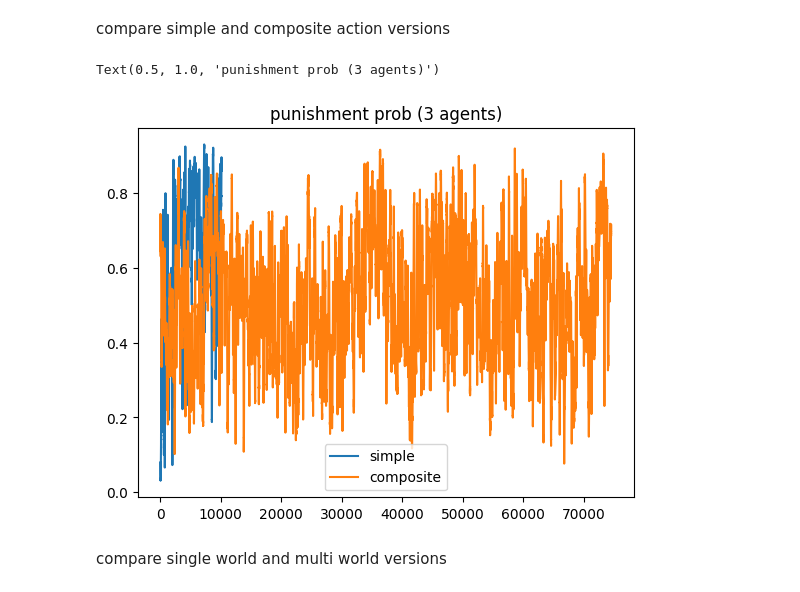
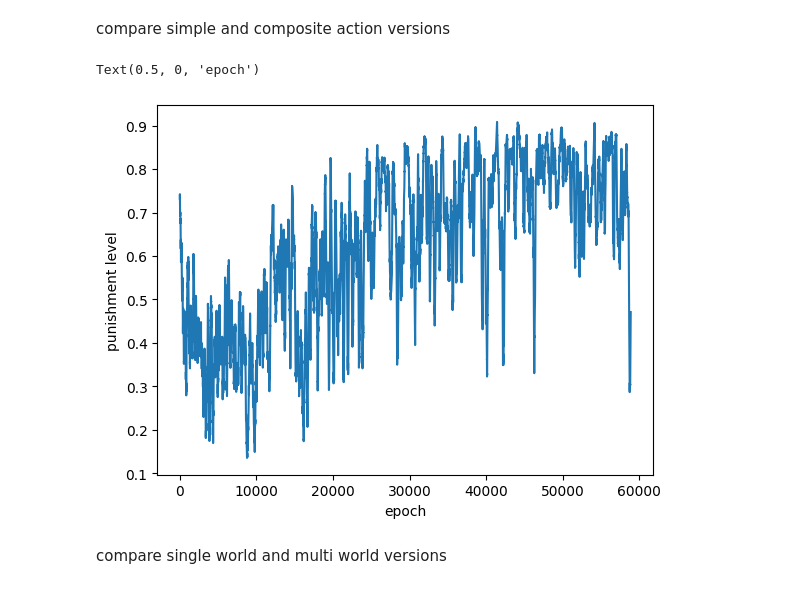
Before and after one commit to social-ai-uoft/sorrel, a Jupyter notebook: examples/state_punishment/analysis/analysis_v2.ipynb, the cells around one changed output. Saved outputs shown, nothing was run; the diff lists cells and outputs as text; code cells hidden in the pictures.

```diff
--- a/examples/state_punishment/analysis/analysis_v2.ipynb
+++ b/examples/state_punishment/analysis/analysis_v2.ipynb
@@ -568,9 +523,7 @@ reward
 
 
 folders = [
-    'test_clear_detection_3agents_composite_actions_v0_20250122-20011737595227',
-    'test_clear_detection_3agents_simple_actions_v0_20250124-11011737736521',
-    # 'testvote_withseparateTime_boostrap_withEndDone_test6agents_resume_20241219-11121734626833'
+    'Study1_experiment_cond_stacked_view_simple_actions_3agents_respawn_0.04_s1_r1_seed3_20250507-18051746658070',
 ]
 collective_rs = [[] for _ in range(len(folders))]
 for ixs, folder in enumerate(folders):
@@ -629,10 +582,12 @@ labels = ['single_view & simple_actions', 'single_view & compound_actions', 'sta
 labels = ['silly rule', 'normal rule (nonlinear)', 'normal rule (linear)']
 
 alpha = 0.2
-wsize = 100
+wsize = 200
 for ixs, d in enumerate(collective_rs_):
     # plt.plot(exponential_moving_average(d, alpha), label=labels[ixs])
     plt.plot(rolling_average(d, wsize), label=labels[ixs])
-plt.legend()
-plt.title('Mean R')
+# plt.legend()
+plt.ylabel('Mean R', fontsize=20)
+plt.xlabel('epoch')
+# plt.title('Mean R')
 # %% [output]
@@ -653,12 +664,10 @@ Text(0.5, 0.98, 'Reward')
 encounter_coins
 # %%
 folders = [
-    'testvote_withseparateTime_boostrap_withEndDone_test2agents_20241219-11121734627418',
-    'testvote_withseparateTime_boostrap_withEndDone_test3agents_20241209-21121733796887',
-    'testvote_withseparateTime_boostrap_withEndDone_test6agents_20241211-09121733926918',
+    'Study1_experiment_cond_stacked_view_simple_actions_3agents_respawn_0.04_s1_r1_seed3_20250507-18051746658070',
 ]
 
-entity_name = 'Coin'
+entity_name = '_A'
 collective = [[] for _ in range(len(folders))]
 
 for ixs, folder in enumerate(folders):
@@ -726,7 +735,7 @@ labels = ['single_view & simple_actions', 'single_view & compound_actions', 'sta
 labels = ['silly rule', 'normal rule (nonlinear)', 'normal rule (linear)']
 
 alpha = 0.2
-wsize = 100
+wsize = 400
 for ixs, d in enumerate(collective_):
     # plt.plot(exponential_moving_average(d, alpha), label=labels[ixs])
     plt.plot(rolling_average(d, wsize), label=labels[ixs])
@@ -1047,34 +1056,34 @@ state_punishment_level
 compare simple and composite action versions
 # %%
 folders = [
-    'test_clear_detection_3agents_simple_actions_v0_20250218-16021739914345',
-    'test_clear_detection_3agents_composite_actions_v3_20250212-12021739381398',
-    # 'testvote_withseparateTime_boostrap_withEndDone_test6agents_resume_20241219-11121734626833'
+    'Study1_experiment_cond_stacked_view_simple_actions_3agents_respawn_0.04_s1_r1_seed3_20250507-18051746658070'
 ]
 collective = [[] for _ in range(len(folders))]
 for ixs, folder in enumerate(folders):
     parent_dir = os.path.join('res', folder)
     files = os.listdir(parent_dir)
 
     for f in files:
         if 'state_punishment_level_avg' in f:
             data = pd.read_csv(os.path.join(parent_dir, f))
             collective[ixs].append(data['Value'].to_numpy()[:])
 collective_ = [np.mean(trim_and_calculate_mean(collective[i]), axis=0) for i in range(len(collective))]
 
 labels = ['simple', 'composite']
 
 
 alpha = 0.2
-wsize = 100
+wsize = 200
 for ixs, d in enumerate(collective_):
     # plt.plot(exponential_moving_average(d, alpha), label=labels[ixs])
     plt.plot(rolling_average(d, wsize), label=labels[ixs])
-plt.legend()
-plt.title('punishment prob (3 agents)')
+# plt.legend()
+plt.ylabel('punishment level')
+plt.xlabel('epoch')
+# plt.title('punishment prob (3 agents)')
 # %% [output]
-Text(0.5, 1.0, 'punishment prob (3 agents)')
+Text(0.5, 0, 'epoch')
-[figure, old version]
+[figure, new version]
 # %% [markdown]
 compare single world and multi world versions
 # %%
```
Also changed, not shown: parts of 11 cells of this notebook, 4 other files.
